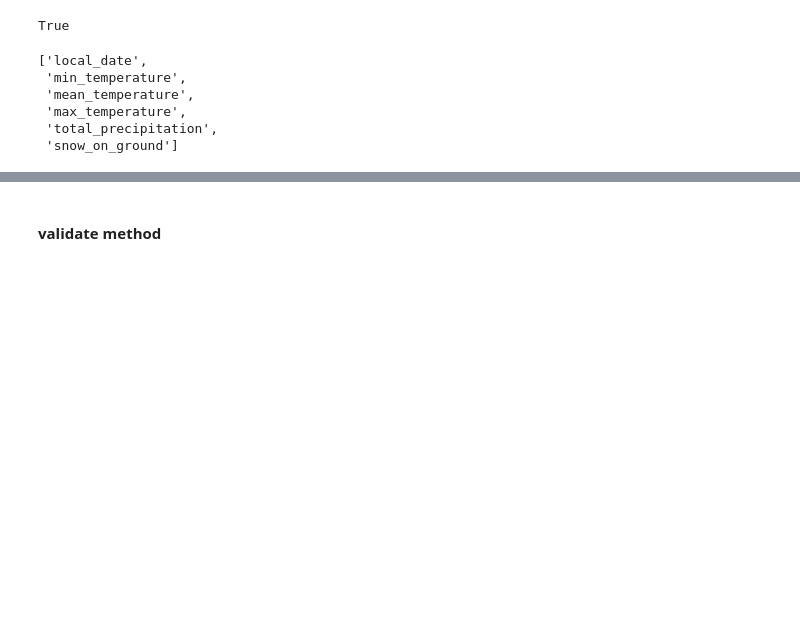
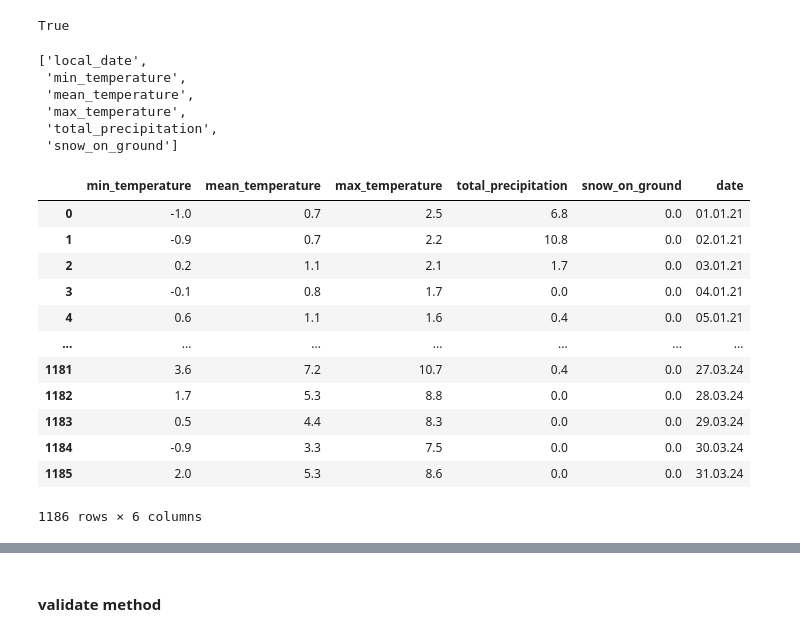
Before and after one commit to jeaend/Predicting_Shelter_Availability, a Jupyter notebook: notebooks/cleaning/climate_data_cleaning.ipynb, the cells around one changed output, grey strips where cells are left out. Saved outputs shown, nothing was run; the diff lists cells and outputs as text; code cells hidden in the pictures; blank space fills up the shorter version.

Commit message:
add date formatting

```diff
--- a/notebooks/cleaning/climate_data_cleaning.ipynb
+++ b/notebooks/cleaning/climate_data_cleaning.ipynb
@@ -309,3 +329,12 @@ climate_df
 | 1184 | 2024-03-30 | -0.9 | 3.3 | 7.5 | 0.0 | 0.0 |
 | 1185 | 2024-03-31 | 2.0 | 5.3 | 8.6 | 0.0 | 0.0 |
 1186 rows × 6 columns
+# %%
+# rename
+# change format
+climate_df['local_date'] = pd.to_datetime(climate_df['local_date'])
+climate_df['local_date'] = climate_df['local_date'].dt.strftime('%d.%m.%y')
+climate_df.rename(columns={'local_date': 'date'}, inplace=True)
+# %%
+climate_df = climate_df[['min_temperature', 'mean_temperature', 'max_temperature',
+       'total_precipitation', 'snow_on_ground', 'date']]
@@ -323,3 +362,19 @@ keep_columns
  'max_temperature',
  'total_precipitation',
  'snow_on_ground']
+# %%
+climate_df
+# %% [output]
+|  | min_temperature | mean_temperature | max_temperature | total_precipitation | snow_on_ground | date |
+| 0 | -1.0 | 0.7 | 2.5 | 6.8 | 0.0 | 01.01.21 |
+| 1 | -0.9 | 0.7 | 2.2 | 10.8 | 0.0 | 02.01.21 |
+| 2 | 0.2 | 1.1 | 2.1 | 1.7 | 0.0 | 03.01.21 |
+| 3 | -0.1 | 0.8 | 1.7 | 0.0 | 0.0 | 04.01.21 |
+| 4 | 0.6 | 1.1 | 1.6 | 0.4 | 0.0 | 05.01.21 |
+| ... | ... | ... | ... | ... | ... | ... |
+| 1181 | 3.6 | 7.2 | 10.7 | 0.4 | 0.0 | 27.03.24 |
+| 1182 | 1.7 | 5.3 | 8.8 | 0.0 | 0.0 | 28.03.24 |
+| 1183 | 0.5 | 4.4 | 8.3 | 0.0 | 0.0 | 29.03.24 |
+| 1184 | -0.9 | 3.3 | 7.5 | 0.0 | 0.0 | 30.03.24 |
+| 1185 | 2.0 | 5.3 | 8.6 | 0.0 | 0.0 | 31.03.24 |
+1186 rows × 6 columns
```
Also changed, not shown: parts of 7 cells of this notebook, 3 other files.
